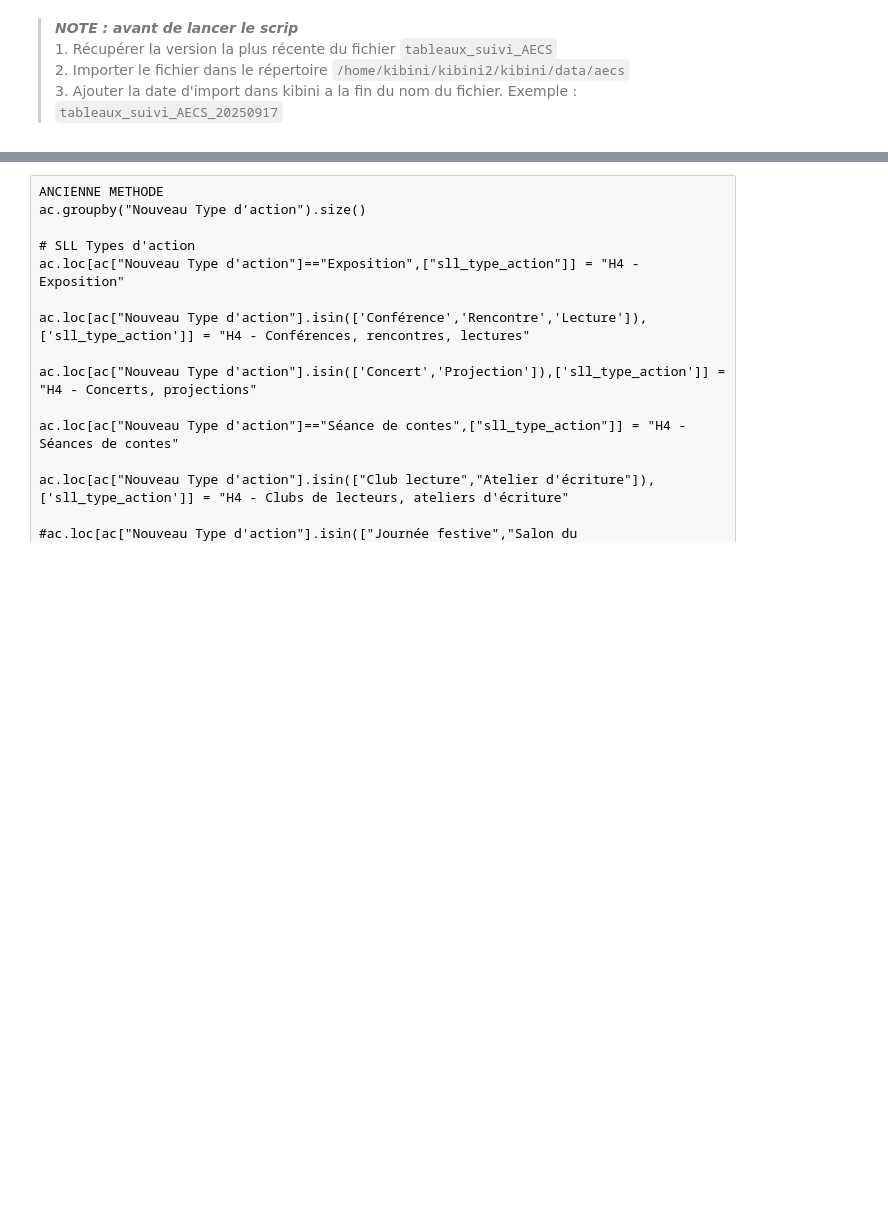
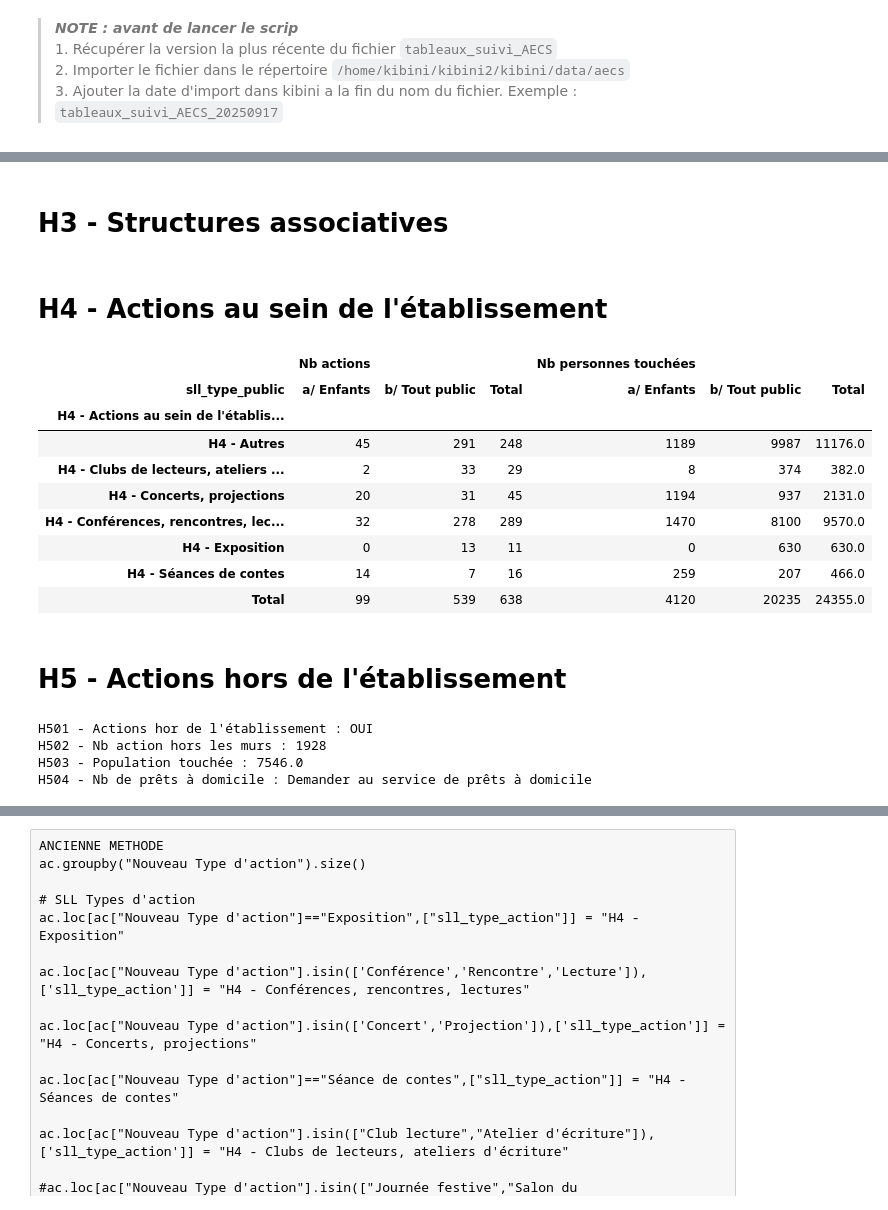
Before and after one commit to medrbx/kibini2, a Jupyter notebook: kibini/notebook_sll.ipynb, the cells around one changed output, grey strips where cells are left out. Cells and saved outputs as stored; diff of their text form; code cells hidden in the pictures; blank space fills up the shorter version.

```diff
--- a/kibini/notebook_sll.ipynb
+++ b/kibini/notebook_sll.ipynb
@@ -903,0 +906,2 @@ pd.read_sql(query,db_conn)
+# %%
+sll = AECS(set_sll_columns=True)
@@ -903,0 +946,29 @@ pd.read_sql(query,db_conn)
+# %% [markdown]
+# H3 - Structures associatives
+# %% [markdown]
+# H4 - Actions au sein de l'établissement
+# %%
+sll.aecs_H4XX_df
+# %% [output]
+|  | Nb actions |  |  | Nb personnes touchées |  |  |
+| sll_type_public | a/ Enfants | b/ Tout public | Total | a/ Enfants | b/ Tout public | Total |
+| H4 - Actions au sein de l'établis... |  |  |  |  |  |  |
+| H4 - Autres | 45 | 291 | 248 | 1189 | 9987 | 11176.0 |
+| H4 - Clubs de lecteurs, ateliers ... | 2 | 33 | 29 | 8 | 374 | 382.0 |
+| H4 - Concerts, projections | 20 | 31 | 45 | 1194 | 937 | 2131.0 |
+| H4 - Conférences, rencontres, lec... | 32 | 278 | 289 | 1470 | 8100 | 9570.0 |
+| H4 - Exposition | 0 | 13 | 11 | 0 | 630 | 630.0 |
+| H4 - Séances de contes | 14 | 7 | 16 | 259 | 207 | 466.0 |
+| Total | 99 | 539 | 638 | 4120 | 20235 | 24355.0 |
+# %% [markdown]
+# H5 - Actions hors de l'établissement
+# %%
+print(f"H501 - Actions hor de l'établissement : OUI")
+print(f"H502 - Nb action hors les murs : {sll.aecs_502_NbActionsHorsLesMurs}")
+print(f"H503 - Population touchée : {sll.aecs_503_PopulationTouchee}")
+print(f"H504 - Nb de prêts à domicile : Demander au service de prêts à domicile")
+# %% [output]
+H501 - Actions hor de l'établissement : OUI
+H502 - Nb action hors les murs : 1928
+H503 - Population touchée : 7546.0
+H504 - Nb de prêts à domicile : Demander au service de prêts à domicile
```
Also changed, not shown: parts of 11 cells of this notebook, 11 other files.
